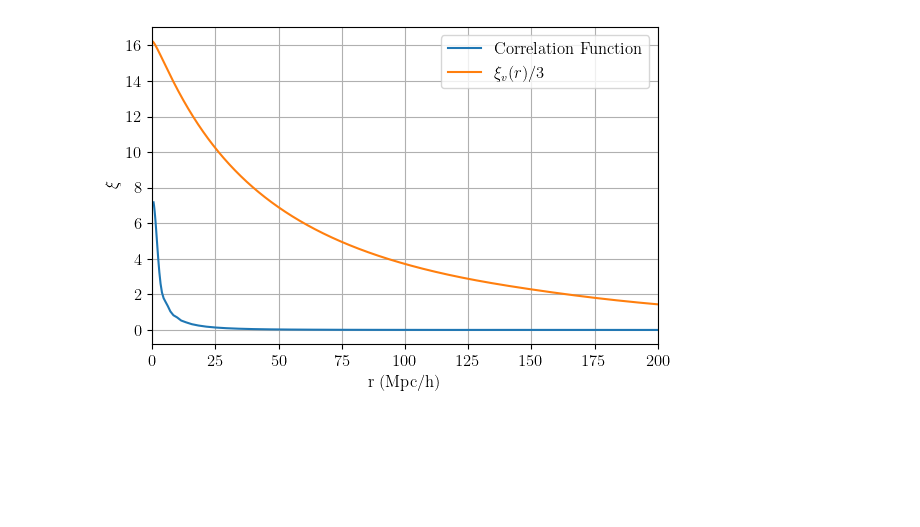
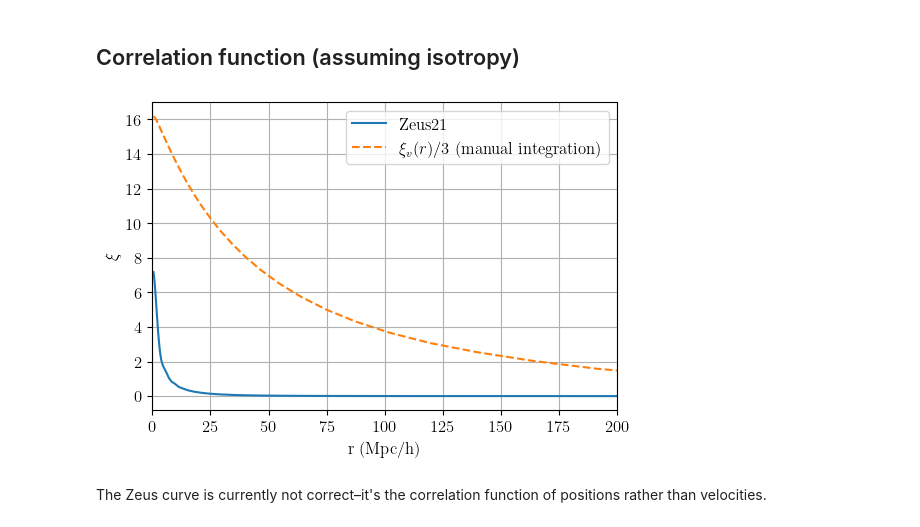
Before and after one commit to ryanyrzh/Zeus21, a Jupyter notebook: aniso_tests/zeus_corr_test.ipynb, the cells around one changed output. Drawn from its saved outputs; the diff is of its cells as text; code cells hidden in the pictures; blank space fills up the shorter version.

Commit message:
Clean up plots

```diff
--- a/aniso_tests/zeus_corr_test.ipynb
+++ b/aniso_tests/zeus_corr_test.ipynb
@@ -60,14 +59,46 @@ xi_v = [xi_v(r) for r in r_array]
+# %% [markdown]
+## Correlation function (assuming isotropy)
+# %%
+a = np.linspace(0.01, 1., 1000)
+Omega_m0 = 0.31
+Omega_L0 = 1. - Omega_m0
+
+def H(a):
+    return np.sqrt(Omega_m0 * a**-3 + Omega_L0)
+
+def D(a): # Linear growth factor
+    integral = np.trapezoid(1 / (a**3 * (H(a))**3), a)
+    D = 5 / 2 * Omega_m0 * H(a) * integral
+    D_normalized = D / D[-1]
+    return D_normalized
+
+def dD_dtau(D, a):
+    dD_da = np.gradient(D, a)
+    return dD_da * a**2 * H(a)
+
+dD_dtau_vals = dD_dtau(D(a), a)
+D_dot = dD_dtau_vals[-1]
+
+def integrand_v(r):
+    return pk_class * spherical_jn(0, k_class*r)
+
+def xi_v(r):
+    integrand = integrand_v(r)
+    return D_dot**2 / (2 * np.pi**2) * np.trapezoid(integrand, k_class)
+
+r_list = CorrFClass.rlist_CF
+xi_v = [xi_v(r) for r in r_list]
+CF = CorrFClass.xi_RR_CF
 # %%
-CF = CorrFClass.xi_RR_CF
-r_list = CorrFClass.rlist_CF
 plt.figure(figsize=(6, 4))
-plt.plot(r_list, CF[0, 0, :], label='Correlation Function')
-plt.plot(r_array, np.asarray(xi_v)/3, label=r'$\xi_v(r)/3$')
+plt.plot(r_list, CF[0, 0, :], label='Zeus21') # No smoothing
+plt.plot(r_list, np.asarray(xi_v)/3, label=r'$\xi_v(r)/3$ (manual integration)', ls='--')
 plt.xlim(0, 200)
 plt.xlabel('r (Mpc/h)')
 plt.ylabel(r'$\xi$')
 plt.legend()
 plt.grid()
-plt.tight_layout()
 # %% [output]
-[figure, old version]
+[figure, new version]
+# %% [markdown]
+The Zeus curve is currently not correct–it's the correlation function of positions rather than velocities.
```
Also changed, not shown: parts of 3 cells of this notebook, 1 other file.
